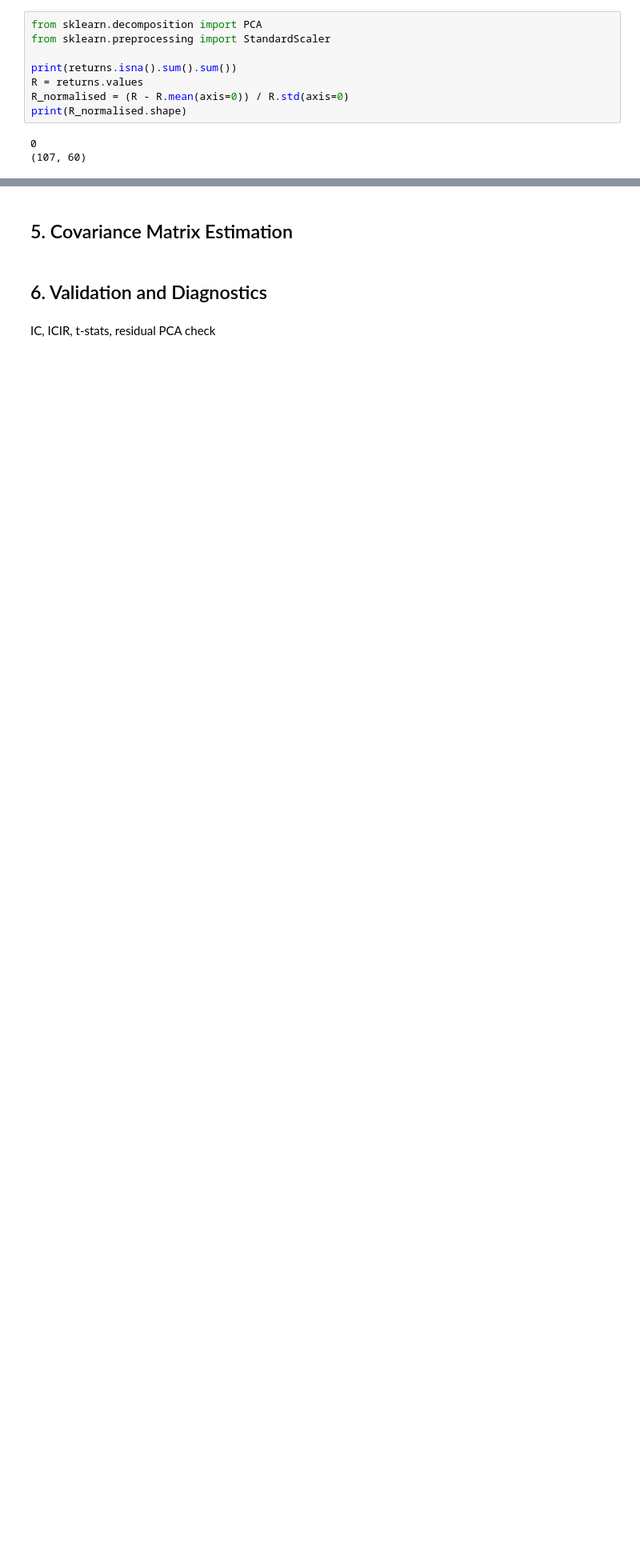
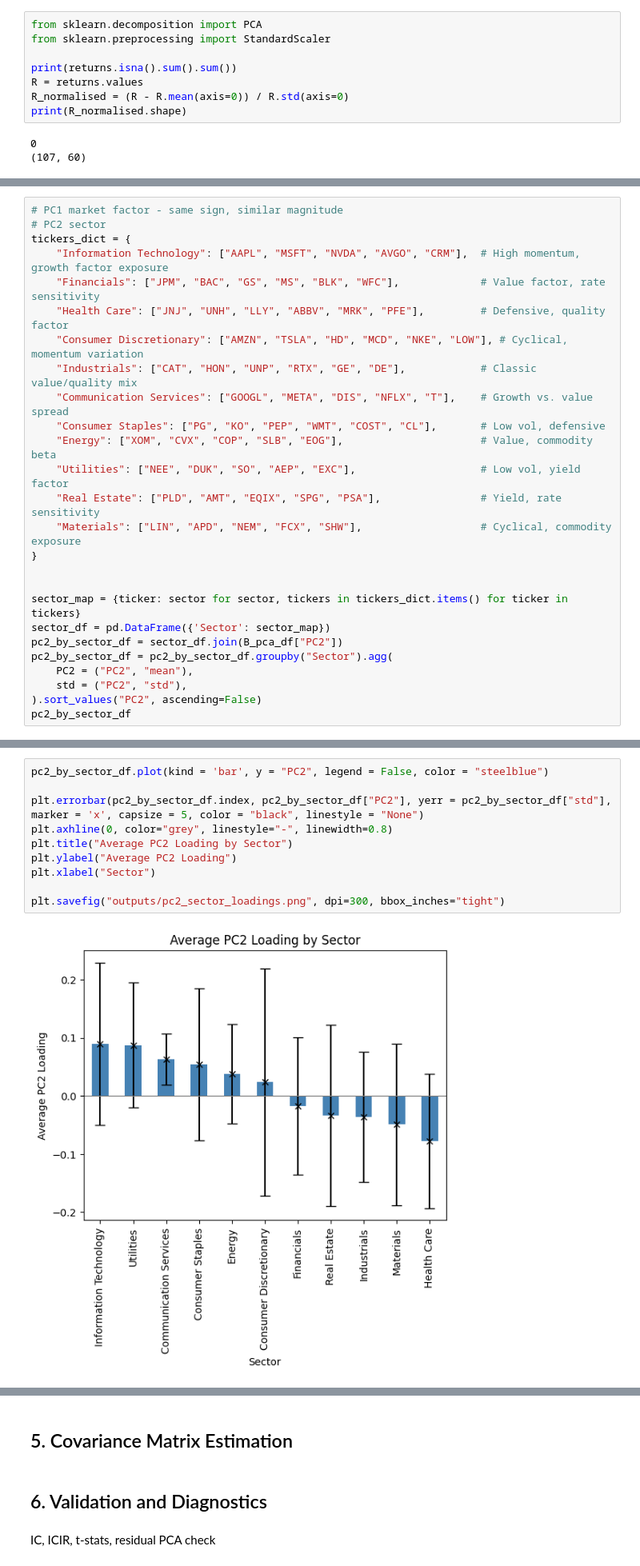
Before and after one commit to gy623/Cross-Sectional-Factor-Model-of-Asset-Returns, a Jupyter notebook: factor_model.ipynb, the cells around one changed output, grey strips where cells are left out. Shown at 80% size. Drawn from its saved outputs; the diff is of its cells as text; blank space fills up the shorter version.

```diff
--- a/factor_model.ipynb
+++ b/factor_model.ipynb
@@ -636,0 +708,26 @@ print(F_pca_df.shape)
+# %%
+# PC1 market factor - same sign, similar magnitude
+# PC2 sector
+tickers_dict = {
+    "Information Technology": ["AAPL", "MSFT", "NVDA", "AVGO", "CRM"],  # High momentum, growth factor exposure
+    "Financials": ["JPM", "BAC", "GS", "MS", "BLK", "WFC"],             # Value factor, rate sensitivity
+    "Health Care": ["JNJ", "UNH", "LLY", "ABBV", "MRK", "PFE"],         # Defensive, quality factor
+    "Consumer Discretionary": ["AMZN", "TSLA", "HD", "MCD", "NKE", "LOW"], # Cyclical, momentum variation
+    "Industrials": ["CAT", "HON", "UNP", "RTX", "GE", "DE"],            # Classic value/quality mix
+    "Communication Services": ["GOOGL", "META", "DIS", "NFLX", "T"],    # Growth vs. value spread
+    "Consumer Staples": ["PG", "KO", "PEP", "WMT", "COST", "CL"],       # Low vol, defensive
+    "Energy": ["XOM", "CVX", "COP", "SLB", "EOG"],                      # Value, commodity beta
+    "Utilities": ["NEE", "DUK", "SO", "AEP", "EXC"],                    # Low vol, yield factor
+    "Real Estate": ["PLD", "AMT", "EQIX", "SPG", "PSA"],                # Yield, rate sensitivity
+    "Materials": ["LIN", "APD", "NEM", "FCX", "SHW"],                   # Cyclical, commodity exposure
+}
+
+
+sector_map = {ticker: sector for sector, tickers in tickers_dict.items() for ticker in tickers}
+sector_df = pd.DataFrame({'Sector': sector_map})
+pc2_by_sector_df = sector_df.join(B_pca_df["PC2"])
+pc2_by_sector_df = pc2_by_sector_df.groupby("Sector").agg(
+    PC2 = ("PC2", "mean"),
+    std = ("PC2", "std"),
+).sort_values("PC2", ascending=False)
+pc2_by_sector_df
@@ -636,0 +748,12 @@ print(F_pca_df.shape)
+# %%
+pc2_by_sector_df.plot(kind = 'bar', y = "PC2", legend = False, color = "steelblue")
+
+plt.errorbar(pc2_by_sector_df.index, pc2_by_sector_df["PC2"], yerr = pc2_by_sector_df["std"], marker = 'x', capsize = 5, color = "black", linestyle = "None")
+plt.axhline(0, color="grey", linestyle="-", linewidth=0.8)
+plt.title("Average PC2 Loading by Sector")
+plt.ylabel("Average PC2 Loading")
+plt.xlabel("Sector")
+
+plt.savefig("outputs/pc2_sector_loadings.png", dpi=300, bbox_inches="tight")
+# %% [output]
+[figure, added]
```
Also changed, not shown: parts of 23 cells of this notebook, 27 other files.
